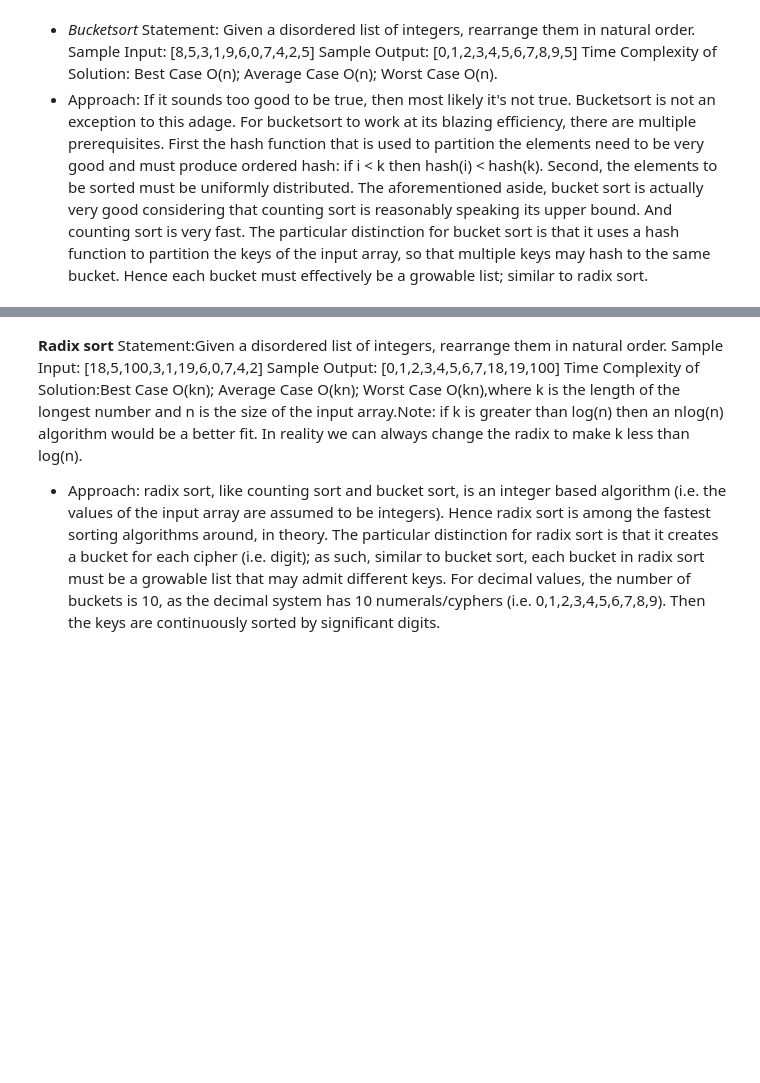
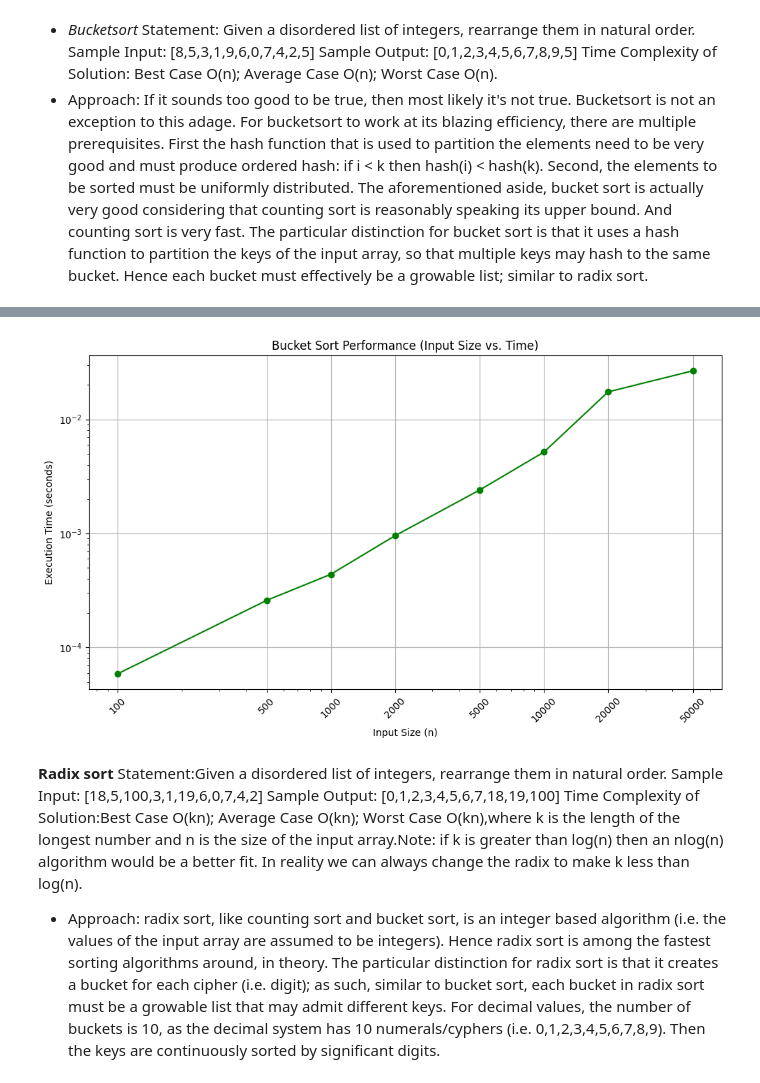
Before and after one commit to sanskarahamana/APS-LAB, a Jupyter notebook: Lab_6.ipynb, the cells around one changed output, grey strips where cells are left out. Drawn from its saved outputs; the diff is of its cells as text; code cells hidden in the pictures; blank space fills up the shorter version.

```diff
--- a/Lab_6.ipynb
+++ b/Lab_6.ipynb
@@ -226,0 +116,83 @@ Input Size: 50000, Running Time: 0.045317 seconds
+# %%
+import time
+import matplotlib.pyplot as plt
+import random
+
+def insertion_sort(bucket):
+    for i in range(1, len(bucket)):
+        up = bucket[i]
+        j = i - 1
+        while j >= 0 and bucket[j] > up:
+            bucket[j + 1] = bucket[j]
+            j -= 1
+        bucket[j + 1] = up
+    return bucket
+
+def bucket_sort(arr):
+    if not arr:
+        return []
+
+    max_val = max(arr)
+    min_val = min(arr)
+
+    # Determine the range of values
+    value_range = max_val - min_val
+    if value_range == 0:
+        return arr # All elements are the same
+
+    # Number of buckets (can be tuned, here we use sqrt(n) or n/10)
+    num_buckets = len(arr) // 5 or 1 # Ensure at least 1 bucket
+    if num_buckets == 0: num_buckets = 1
+
+    buckets = [[] for _ in range(num_buckets)]
+
+    # Place elements into appropriate buckets
+    for num in arr:
+        # Normalize the value to be within [0, num_buckets-1] range
+        # Use max_val + 1 to ensure max_val itself falls into a valid bucket index
+        bucket_index = int((num - min_val) / value_range * (num_buckets - 1))
+        buckets[bucket_index].append(num)
+
+    # Sort each bucket and concatenate the results
+    sorted_arr = []
+    for bucket in buckets:
+        insertion_sort(bucket)  # Use insertion sort for small buckets
+        sorted_arr.extend(bucket)
+
+    return sorted_arr
+
+sample_input = [8, 5, 3, 1, 9, 6, 0, 7, 4, 2, 5]
+sample_output = bucket_sort(sample_input)
+print(f"Sample Input: {sample_input}")
+print(f"Sample Output (Bucket Sort): {sample_output}")
+
+def generate_random_array(size, min_val, max_val):
+    return [random.randint(min_val, max_val) for _ in range(size)]
+
+input_sizes = [100, 500, 1000, 2000, 5000, 10000, 20000, 50000]
+execution_times = []
+min_val_k = 0
+max_val_k = 10000 # Max value for random numbers
+
+print("\nMeasuring execution times for Bucket Sort...")
+for size in input_sizes:
+    arr = generate_random_array(size, min_val_k, max_val_k)
+    start_time = time.time()
+    bucket_sort(arr)
+    end_time = time.time()
+    time_taken = end_time - start_time
+    execution_times.append(time_taken)
+    print(f"Input Size: {size}, Time: {time_taken:.6f} seconds")
+
+plt.figure(figsize=(10, 6))
+plt.plot(input_sizes, execution_times, marker='o', linestyle='-', color='g')
+plt.title('Bucket Sort Performance (Input Size vs. Time)')
+plt.xlabel('Input Size (n)')
+plt.ylabel('Execution Time (seconds)')
+plt.grid(True)
+plt.xscale('log')
+plt.yscale('log')
+plt.xticks(input_sizes, labels=[str(s) for s in input_sizes], rotation=45)
+plt.tight_layout()
+plt.show()
+# %% [output]
@@ -227,3 +211,4 @@ Input Size: 50000, Running Time: 0.045317 seconds
+[figure, added]
 # %% [markdown]
 **Radix sort**
 Statement:Given a disordered list of integers, rearrange them in natural order.
```
Also changed, not shown: parts of 7 cells of this notebook.
